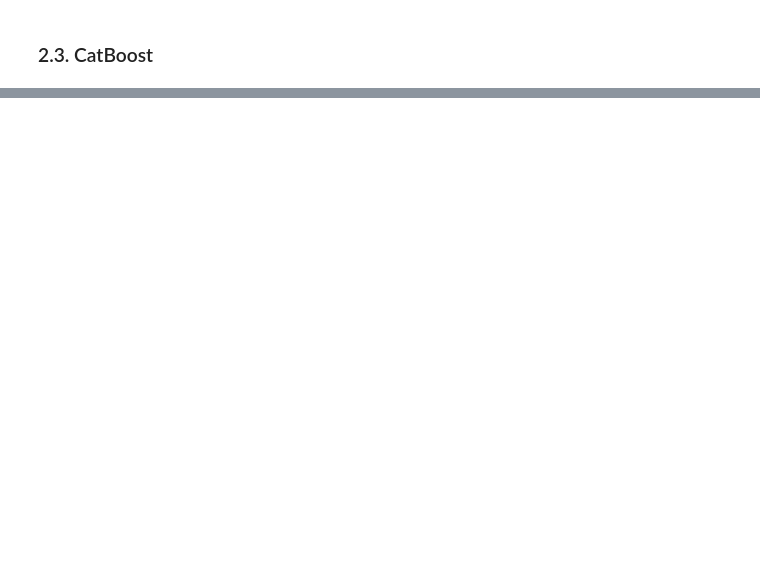
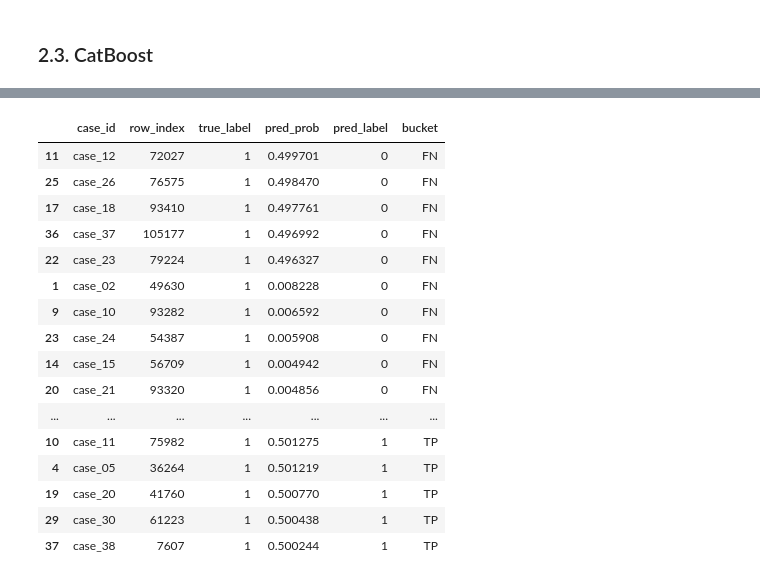
Before and after one commit to koutsompinask/MSC-thesis, a Jupyter notebook: training.ipynb, the cells around one changed output, grey strips where cells are left out. Saved outputs shown, nothing was run; the diff lists cells and outputs as text; code cells hidden in the pictures; blank space fills up the shorter version.

```diff
--- a/training.ipynb
+++ b/training.ipynb
@@ -511,0 +723,30 @@ evaluate_and_log(model_catoost_reduced, X_test_reduced, y_test, experiment_name=
+# %%
+from pathlib import Path
+importlib.reload(feature_importance)
+from feature_importance import save_shap_case_studies
+
+case_studies_dir = Path("ai-gen/results/shap_case_studies_xgb_full")
+save_shap_case_studies(
+    model=model_lgmb_reduced,
+    X=X_test_reduced,
+    y=y_test,
+    out_dir=case_studies_dir
+)
+# %% [output]
+|  | case_id | row_index | true_label | pred_prob | pred_label | bucket |
+| 11 | case_12 | 72027 | 1 | 0.499701 | 0 | FN |
+| 25 | case_26 | 76575 | 1 | 0.498470 | 0 | FN |
+| 17 | case_18 | 93410 | 1 | 0.497761 | 0 | FN |
+| 36 | case_37 | 105177 | 1 | 0.496992 | 0 | FN |
+| 22 | case_23 | 79224 | 1 | 0.496327 | 0 | FN |
+| 1 | case_02 | 49630 | 1 | 0.008228 | 0 | FN |
+| 9 | case_10 | 93282 | 1 | 0.006592 | 0 | FN |
+| 23 | case_24 | 54387 | 1 | 0.005908 | 0 | FN |
+| 14 | case_15 | 56709 | 1 | 0.004942 | 0 | FN |
+| 20 | case_21 | 93320 | 1 | 0.004856 | 0 | FN |
+| ... | ... | ... | ... | ... | ... | ... |
+| 10 | case_11 | 75982 | 1 | 0.501275 | 1 | TP |
+| 4 | case_05 | 36264 | 1 | 0.501219 | 1 | TP |
+| 19 | case_20 | 41760 | 1 | 0.500770 | 1 | TP |
+| 29 | case_30 | 61223 | 1 | 0.500438 | 1 | TP |
+| 37 | case_38 | 7607 | 1 | 0.500244 | 1 | TP |
```
Also changed, not shown: parts of 20 cells of this notebook, 3 other files.
